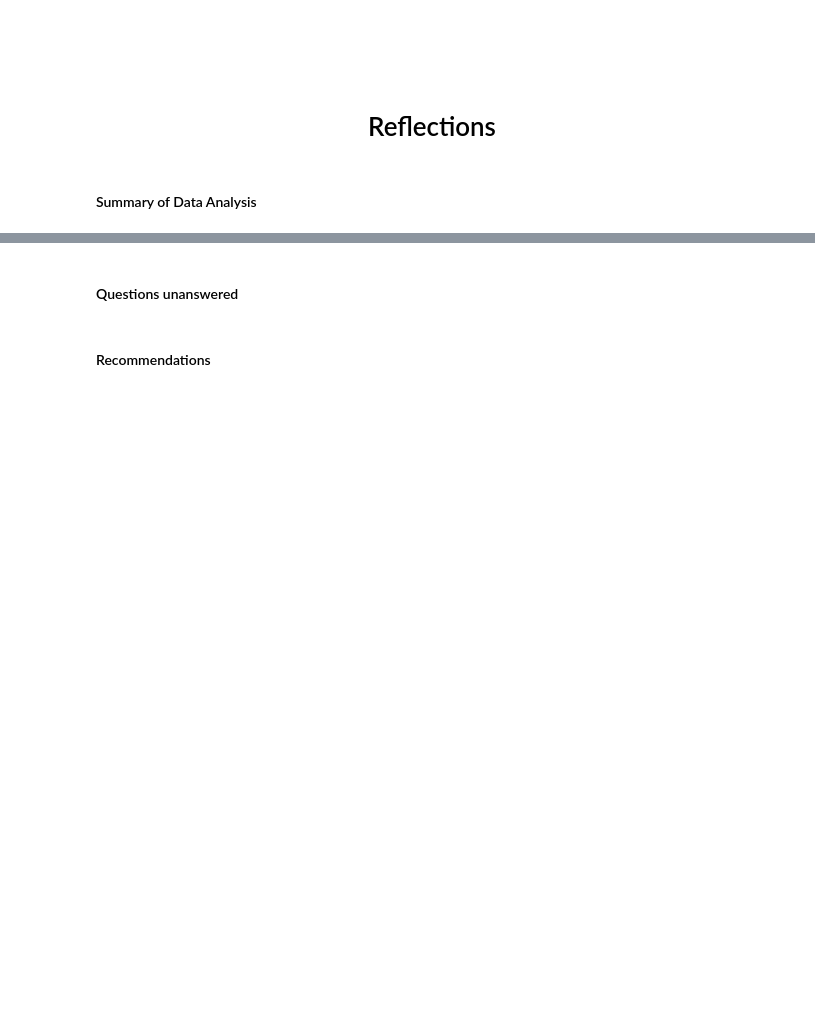
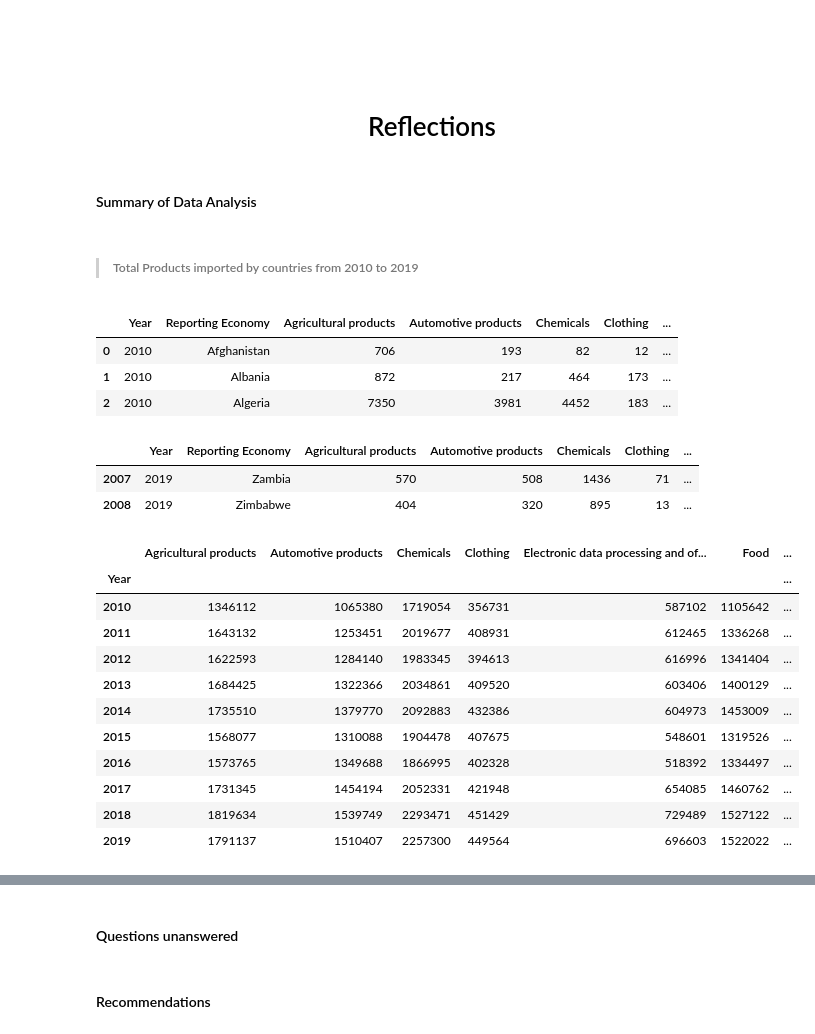
Before and after one commit to kesnel/ayiti-analytics-capstone-project, a Jupyter notebook: EDA.ipynb, the cells around one changed output, grey strips where cells are left out. Cells and saved outputs as stored; diff of their text form; code cells hidden in the pictures; blank space fills up the shorter version.

```diff
--- a/EDA.ipynb
+++ b/EDA.ipynb
@@ -900,0 +862,10 @@ X
+# %% [markdown]
+>##### Total Products imported by countries from 2010 to 2019
+# %%
+# Reviews the cleaned df
+df.head(3)
+# %% [output]
+|  | Year | Reporting Economy | Agricultural products | Automotive products | Chemicals | Clothing | ... |
+| 0 | 2010 | Afghanistan | 706 | 193 | 82 | 12 | ... |
+| 1 | 2010 | Albania | 872 | 217 | 464 | 173 | ... |
+| 2 | 2010 | Algeria | 7350 | 3981 | 4452 | 183 | ... |
@@ -900,0 +875,24 @@ X
+# %%
+# The Dataframe with the new ['Total'] column
+df.tail(2)
+# %% [output]
+|  | Year | Reporting Economy | Agricultural products | Automotive products | Chemicals | Clothing | ... |
+| 2007 | 2019 | Zambia | 570 | 508 | 1436 | 71 | ... |
+| 2008 | 2019 | Zimbabwe | 404 | 320 | 895 | 13 | ... |
+# %%
+# GroupBy Years
+gb_y = df.groupby(by='Year')
+gb_y.sum()
+# %% [output]
+|  | Agricultural products | Automotive products | Chemicals | Clothing | Electronic data processing and of... | Food | ... |
+| Year |  |  |  |  |  |  | ... |
+| 2010 | 1346112 | 1065380 | 1719054 | 356731 | 587102 | 1105642 | ... |
+| 2011 | 1643132 | 1253451 | 2019677 | 408931 | 612465 | 1336268 | ... |
+| 2012 | 1622593 | 1284140 | 1983345 | 394613 | 616996 | 1341404 | ... |
+| 2013 | 1684425 | 1322366 | 2034861 | 409520 | 603406 | 1400129 | ... |
+| 2014 | 1735510 | 1379770 | 2092883 | 432386 | 604973 | 1453009 | ... |
+| 2015 | 1568077 | 1310088 | 1904478 | 407675 | 548601 | 1319526 | ... |
+| 2016 | 1573765 | 1349688 | 1866995 | 402328 | 518392 | 1334497 | ... |
+| 2017 | 1731345 | 1454194 | 2052331 | 421948 | 654085 | 1460762 | ... |
+| 2018 | 1819634 | 1539749 | 2293471 | 451429 | 729489 | 1527122 | ... |
+| 2019 | 1791137 | 1510407 | 2257300 | 449564 | 696603 | 1522022 | ... |
```
Also changed, not shown: parts of 22 cells of this notebook.
